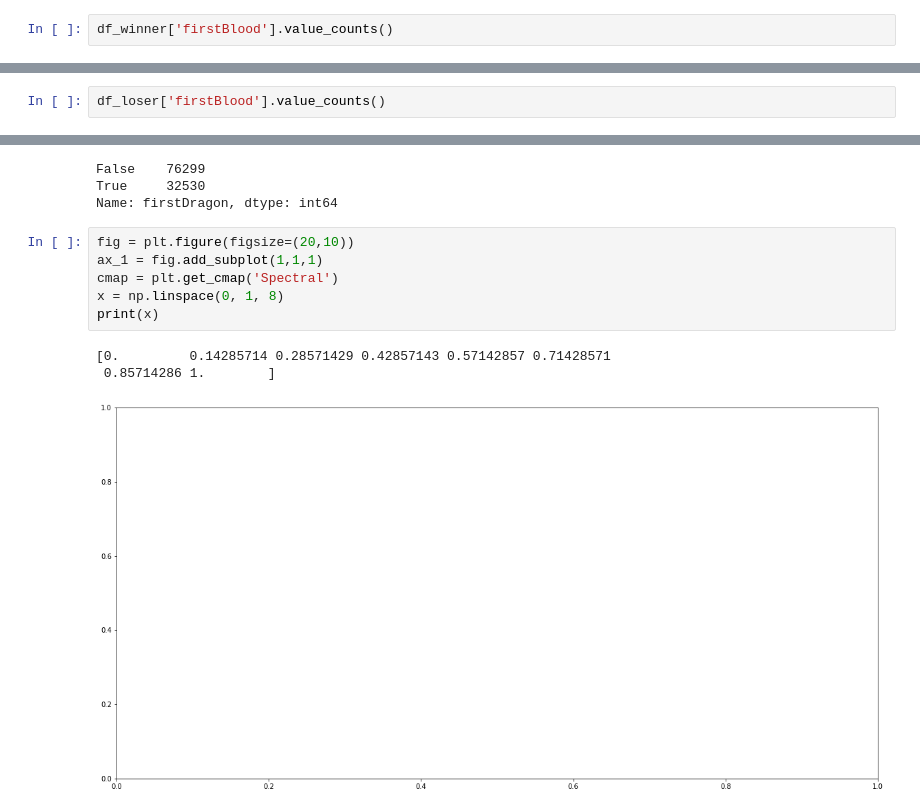
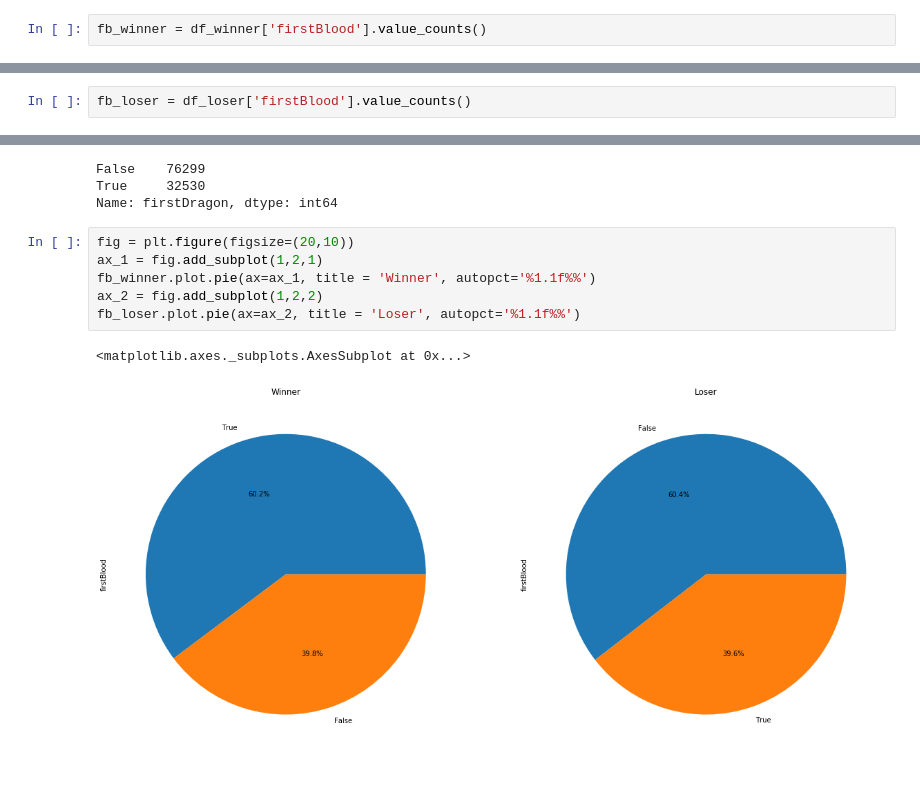
Before and after one commit to ErikSugawara/lol-ranked-kr, a Jupyter notebook: lol-ranked-kr.ipynb, the cells around one changed output, grey strips where cells are left out. Drawn from its saved outputs; the diff is of its cells as text; blank space fills up the shorter version.

Commit message:
First blood pie chart

```diff
--- a/lol-ranked-kr.ipynb
+++ b/lol-ranked-kr.ipynb
@@ -31,4 +31,4 @@ df_loser.head(3)
 # %% [markdown]
 #### Studying the probability of win/lose by doing the firts objectives
 # %%
-df_winner['firstBlood'].value_counts()
+fb_winner = df_winner['firstBlood'].value_counts()
@@ -39,2 +35,2 @@ Name: firstBlood, dtype: int64
 # %%
-df_loser['firstBlood'].value_counts()
+fb_loser = df_loser['firstBlood'].value_counts()
@@ -66,13 +58,12 @@ df_loser['firstDragon'].value_counts()
 False    76299
 True     32530
 Name: firstDragon, dtype: int64
-# %%
-fig = plt.figure(figsize=(20,10))
-ax_1 = fig.add_subplot(1,1,1)
-cmap = plt.get_cmap('Spectral')
-x = np.linspace(0, 1, 8)
-print(x)
-# %% [output]
-[0.         0.14285714 0.28571429 0.42857143 0.57142857 0.71428571
- 0.85714286 1.        ]
-[figure, removed]
+# %%
+fig = plt.figure(figsize=(20,10))
+ax_1 = fig.add_subplot(1,2,1)
+fb_winner.plot.pie(ax=ax_1, title = 'Winner', autopct='%1.1f%%')
+ax_2 = fig.add_subplot(1,2,2)
+fb_loser.plot.pie(ax=ax_2, title = 'Loser', autopct='%1.1f%%')
+# %% [output]
+<matplotlib.axes._subplots.AxesSubplot at 0x...>
+[figure, added]
```
Also changed, not shown: parts of 2 cells of this notebook.
